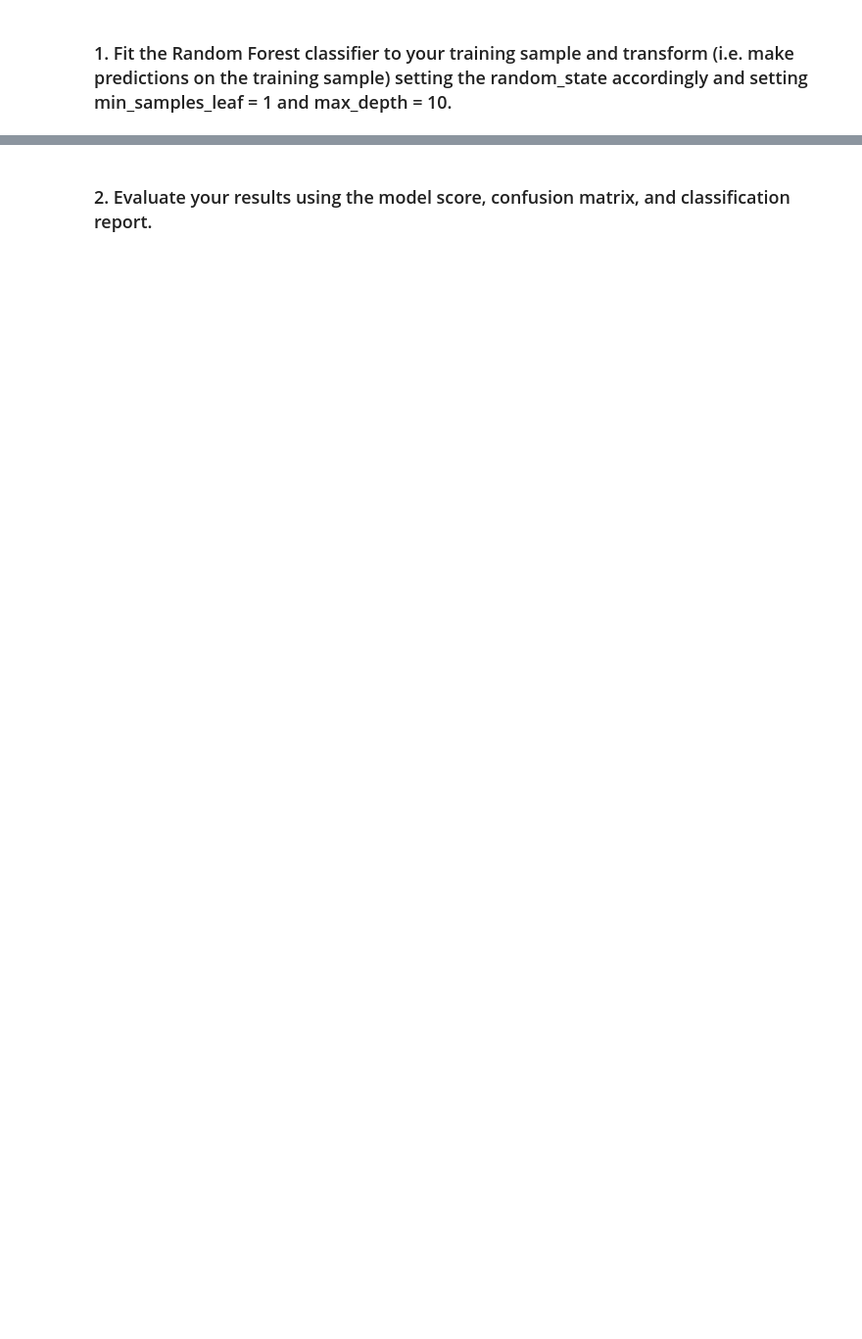
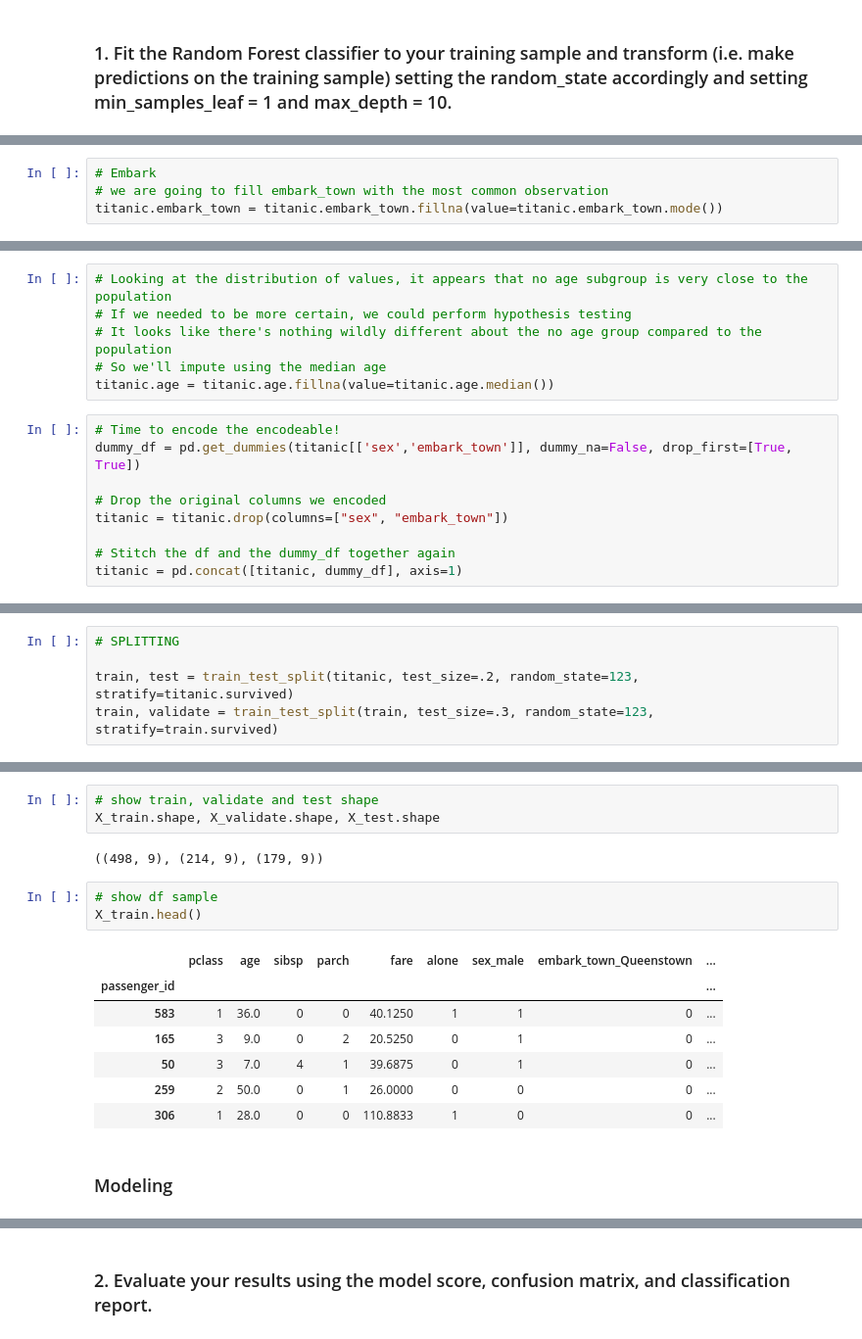
Before and after one commit to KristineCabanela/classification-exercises, a Jupyter notebook: model.ipynb, the cells around one changed output, grey strips where cells are left out. Shown at 98% size. Drawn from its saved outputs; the diff is of its cells as text; blank space fills up the shorter version.

Commit message:
commit model exercises

```diff
--- a/model.ipynb
+++ b/model.ipynb
@@ -503,0 +560,4 @@ titanic.head()
+# %%
+# Embark
+# we are going to fill embark_town with the most common observation
+titanic.embark_town = titanic.embark_town.fillna(value=titanic.embark_town.mode())
@@ -503,0 +607,15 @@ titanic.head()
+# %%
+# Looking at the distribution of values, it appears that no age subgroup is very close to the population
+# If we needed to be more certain, we could perform hypothesis testing
+# It looks like there's nothing wildly different about the no age group compared to the population
+# So we'll impute using the median age
+titanic.age = titanic.age.fillna(value=titanic.age.median())
+# %%
+# Time to encode the encodeable!
+dummy_df = pd.get_dummies(titanic[['sex','embark_town']], dummy_na=False, drop_first=[True, True])
+
+# Drop the original columns we encoded
+titanic = titanic.drop(columns=["sex", "embark_town"])
+
+# Stitch the df and the dummy_df together again
+titanic = pd.concat([titanic, dummy_df], axis=1)
@@ -503,0 +638,5 @@ titanic.head()
+# %%
+# SPLITTING
+
+train, test = train_test_split(titanic, test_size=.2, random_state=123, stratify=titanic.survived)
+train, validate = train_test_split(train, test_size=.3, random_state=123, stratify=train.survived)
@@ -503,0 +658,18 @@ titanic.head()
+# %%
+# show train, validate and test shape
+X_train.shape, X_validate.shape, X_test.shape
+# %% [output]
+((498, 9), (214, 9), (179, 9))
+# %%
+# show df sample
+X_train.head()
+# %% [output]
+|  | pclass | age | sibsp | parch | fare | alone | sex_male | embark_town_Queenstown | ... |
+| passenger_id |  |  |  |  |  |  |  |  | ... |
+| 583 | 1 | 36.0 | 0 | 0 | 40.1250 | 1 | 1 | 0 | ... |
+| 165 | 3 | 9.0 | 0 | 2 | 20.5250 | 0 | 1 | 0 | ... |
+| 50 | 3 | 7.0 | 4 | 1 | 39.6875 | 0 | 1 | 0 | ... |
+| 259 | 2 | 50.0 | 0 | 1 | 26.0000 | 0 | 0 | 0 | ... |
+| 306 | 1 | 28.0 | 0 | 0 | 110.8833 | 1 | 0 | 0 | ... |
+# %% [markdown]
+### Modeling
```
Also changed, not shown: parts of 20 cells of this notebook.
